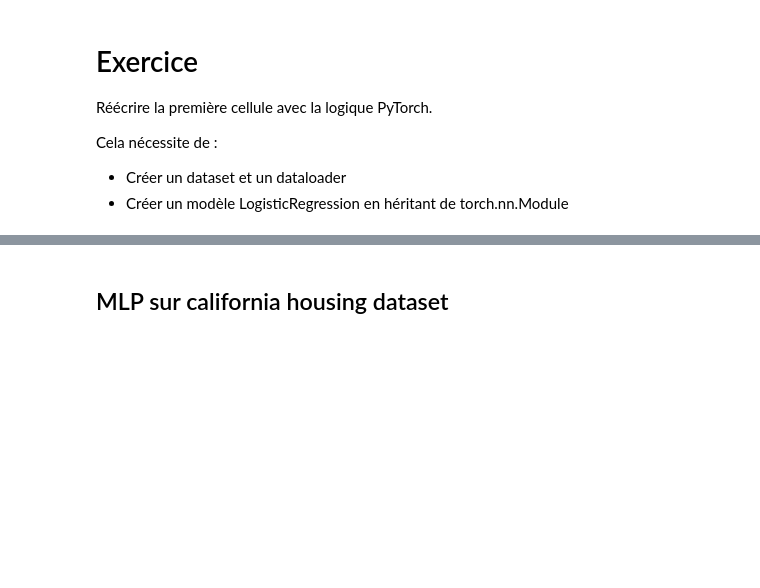
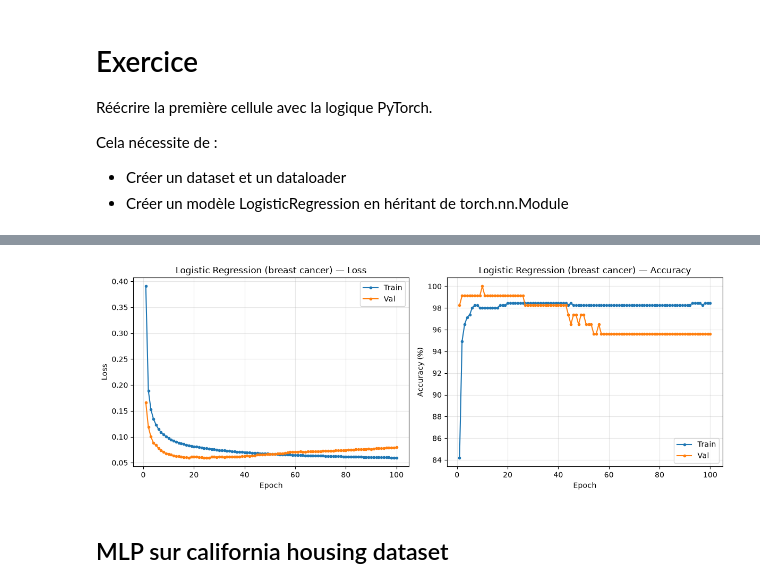
Before and after one commit to belafdil-chakib/2026-07-07, a Jupyter notebook: 999_Corrigés/Autograd and MLP corrigé.ipynb, the cells around one changed output, grey strips where cells are left out. Saved outputs shown, nothing was run; the diff lists cells and outputs as text; code cells hidden in the pictures; blank space fills up the shorter version.

```diff
--- a/999_Corrigés/Autograd and MLP corrigé.ipynb
+++ b/999_Corrigés/Autograd and MLP corrigé.ipynb
@@ -296,7 +331,7 @@ class BreastCancerDataset(Dataset):
 
 full_dataset = BreastCancerDataset(X_tensor, y_tensor)
 
-# --- CORRECTION: Split Train / Val (80% / 20%) ---
+# Split Train / Val (80% / 20%)
 train_size = int(0.8 * len(full_dataset))
 val_size = len(full_dataset) - train_size
 train_dataset, val_dataset = random_split(full_dataset, [train_size, val_size])
@@ -306,27 +341,19 @@ val_dataloader = DataLoader(val_dataset, batch_size=32, shuffle=False)
 
 
 # --- 3. Définition du Modèle ---
-class MLP(torch.nn.Module):
-    def __init__(self, in_shape, n_neurons, num_hiddens_layers):
-        super(MLP, self).__init__()
-        self.input_layer = nn.Linear(in_shape, n_neurons)
-
-        layers = []
-        for _ in range(num_hiddens_layers):
-            layers.append(nn.Linear(n_neurons, n_neurons))
-            layers.append(nn.ReLU())
-        self.hidden_layers = nn.Sequential(*layers)
-
-        self.output_layer = nn.Linear(n_neurons, 1, bias=False)
+# La régression logistique = UNE seule couche linéaire suivie d'une sigmoïde.
+# (C'est exactement ce que faisaient w, b + sigmoid dans la 1re cellule, mais
+#  encapsulé dans un torch.nn.Module.)
+class LogisticRegression(torch.nn.Module):
+    def __init__(self, in_shape):
+        super(LogisticRegression, self).__init__()
+        self.linear = nn.Linear(in_shape, 1)
 
     def forward(self, x):
-        i = nn.ReLU()(self.input_layer(x))
-        h = self.hidden_layers(i)
-        y = nn.Sigmoid()(self.output_layer(h)) # Sigmoid assure déjà l'intervalle [0, 1]
-        return y
+        return torch.sigmoid(self.linear(x))  # sortie dans [0, 1] -> P(y=1 | x)
 
 # Instanciation et envoi sur le device
-model = MLP(X_tensor.shape[1], 32, 3).to(device)
+model = LogisticRegression(X_tensor.shape[1]).to(device)
 
 
 # --- 4. Définir loss et optimiseur ---
@@ -335,10 +362,13 @@ optimizer = torch.optim.SGD(model.parameters(), lr=0.1)
 
 
 # --- 5. Entraînement ---
-n_epochs = 100 # Redescendu à 100, le modèle converge très vite
+history = {"train_loss": [], "val_loss": [], "train_acc": [], "val_acc": []}
+n_epochs = 100 # Le modèle converge très vite
 for epoch in range(1, n_epochs + 1):
     model.train() # Mode entraînement activé
-
+    total_train_loss = 0
+    correct_train = 0
+    total_train = 0
     for batch_X, batch_y in train_dataloader:
         # Envoi des mini-batchs sur le GPU/CPU au fil de l'eau
         batch_X = batch_X.to(device)
@@ -355,24 +385,31 @@ for epoch in range(1, n_epochs + 1):
         loss.backward()
         optimizer.step()
 
+        total_train_loss += loss.item() * batch_X.size(0)
+        correct_train += ((outputs > 0.5) == batch_y).sum().item()
+        total_train += batch_y.size(0)
+
     # --- Évaluation sur l'ensemble de Validation ---
     model.eval() # Mode évaluation activé (désactive dropout/batchnorm si présents)
+    total_val_loss = 0
+    correct_val = 0
+    total_val = 0
     with torch.no_grad():
-        val_preds_list = []
-        val_y_list = []
         for batch_X, batch_y in val_dataloader:
             batch_X = batch_X.to(device)
+            batch_y = batch_y.to(device)
             preds = model(batch_X)
+            loss = criterion(preds, batch_y)
 
-            val_preds_list.append(preds.cpu())
-            val_y_list.append(batch_y)
+            total_val_loss += loss.item() * batch_X.size(0)
+            correct_val += ((preds > 0.5) == batch_y).sum().item()
+            total_val += batch_y.size(0)
 
-        # Reconstitution des tenseurs globaux pour le calcul de la métrique
-        all_val_preds = torch.cat(val_preds_list, dim=0)
-        all_val_y = torch.cat(val_y_list, dim=0)
-
-        accuracy = 100 * ((all_val_preds > 0.5) == all_val_y).float().mean().item()
-
-    if epoch % 10 == 0 or epoch == 1:
-        print(f'{epoch=}, Val {accuracy=:.1f} %')
+    # Historique + courbe train/val en direct (remplace le print d'accuracy)
+    history["train_loss"].append(total_train_loss / total_train)
+    history["val_loss"].append(total_val_loss / total_val)
+    history["train_acc"].append(100 * correct_train / total_train)
+    history["val_acc"].append(100 * correct_val / total_val)
+    if epoch % 5 == 0 or epoch == n_epochs:
+        live_plot_losses(history, title="Logistic Regression (breast cancer)")
 # %% [output]
@@ -390,3 +416,4 @@ epoch=100, Val accuracy=98.2 %
+[figure, added]
 # %% [markdown]
 ## MLP sur california housing dataset
 # %%
```
Also changed, not shown: parts of 11 cells of this notebook, 1 other file.
